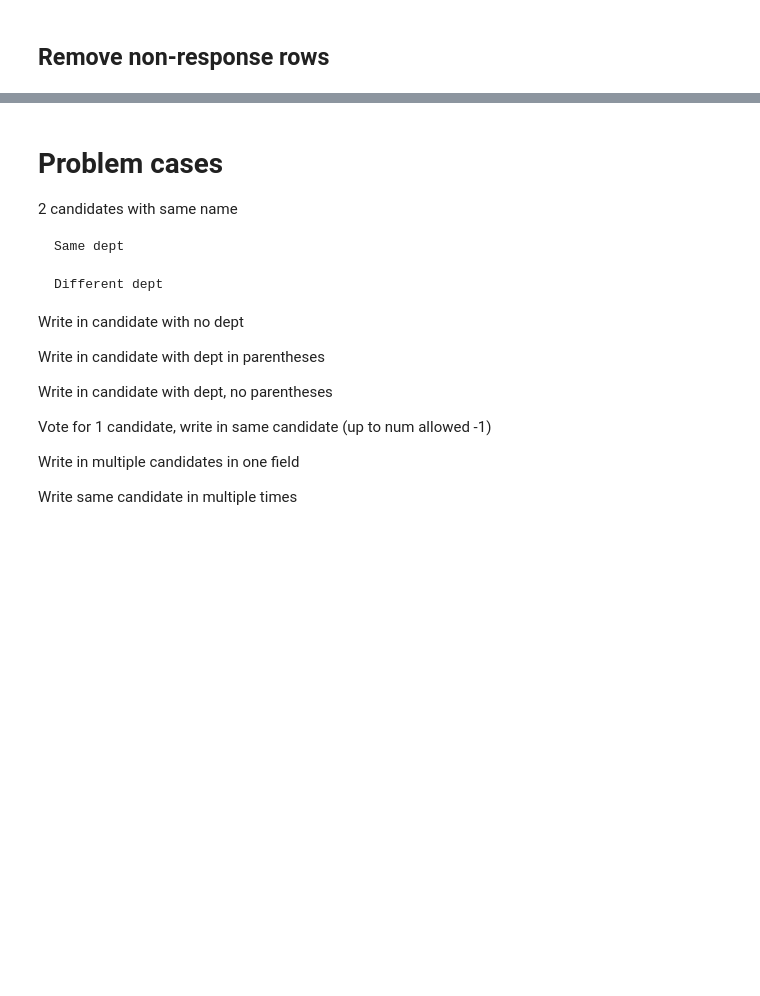
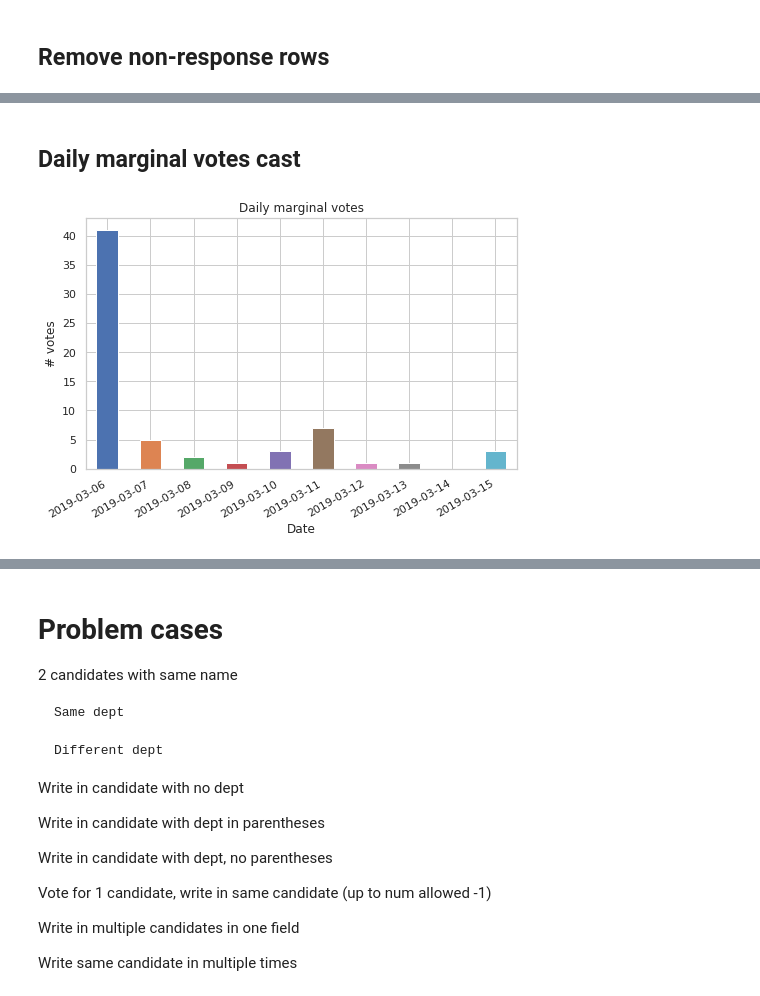
Before and after one commit to AdamSwenson/csun-election-management, a Jupyter notebook: notebooks/2019 Senate Election Management Tools.ipynb, the cells around one changed output, grey strips where cells are left out. Cells and saved outputs as stored; diff of their text form; code cells hidden in the pictures; blank space fills up the shorter version.

```diff
--- a/notebooks/2019 Senate Election Management Tools.ipynb
+++ b/notebooks/2019 Senate Election Management Tools.ipynb
@@ -232,0 +380,16 @@ d.get_office_name_for_field('Q2')
+# %% [markdown]
+## Daily marginal votes cast
+# %%
+d= data.copy(deep=True)
+d.set_index('RecordedDate', inplace=True)
+# %%
+fig, axes = plt.subplots(figsize=(7,5))
+d.resample('D')['ResponseId'].count().plot(kind='bar', ax=axes)
+axes.set_ylabel('# votes'); axes.set_title("Daily marginal votes"); axes.set_xlabel('Date')
+xtl=[item.get_text()[:10] for item in axes.get_xticklabels()]
+_=axes.set_xticklabels(xtl)
+# rotate and align the tick labels so they look better
+fig.autofmt_xdate()
+fig.tight_layout()
+# %% [output]
+[figure, added]
```
Also changed, not shown: parts of 93 cells of this notebook, 14 other files.
